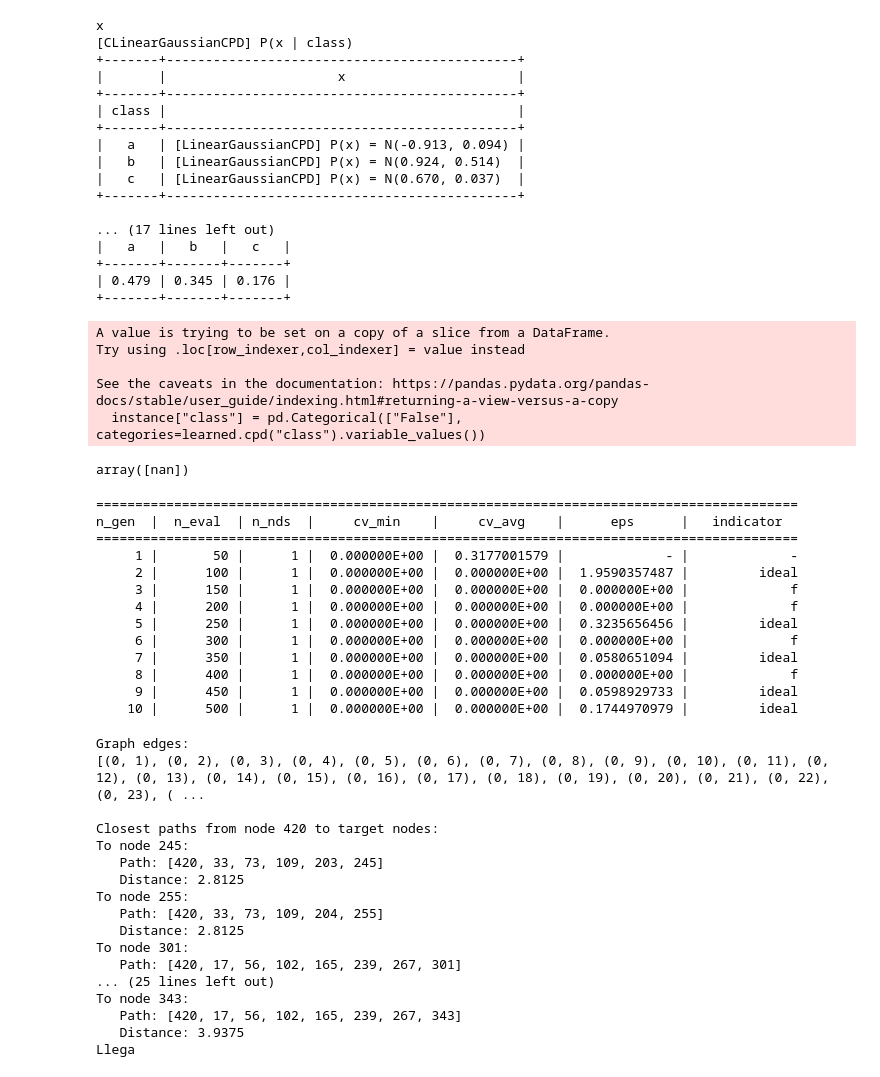
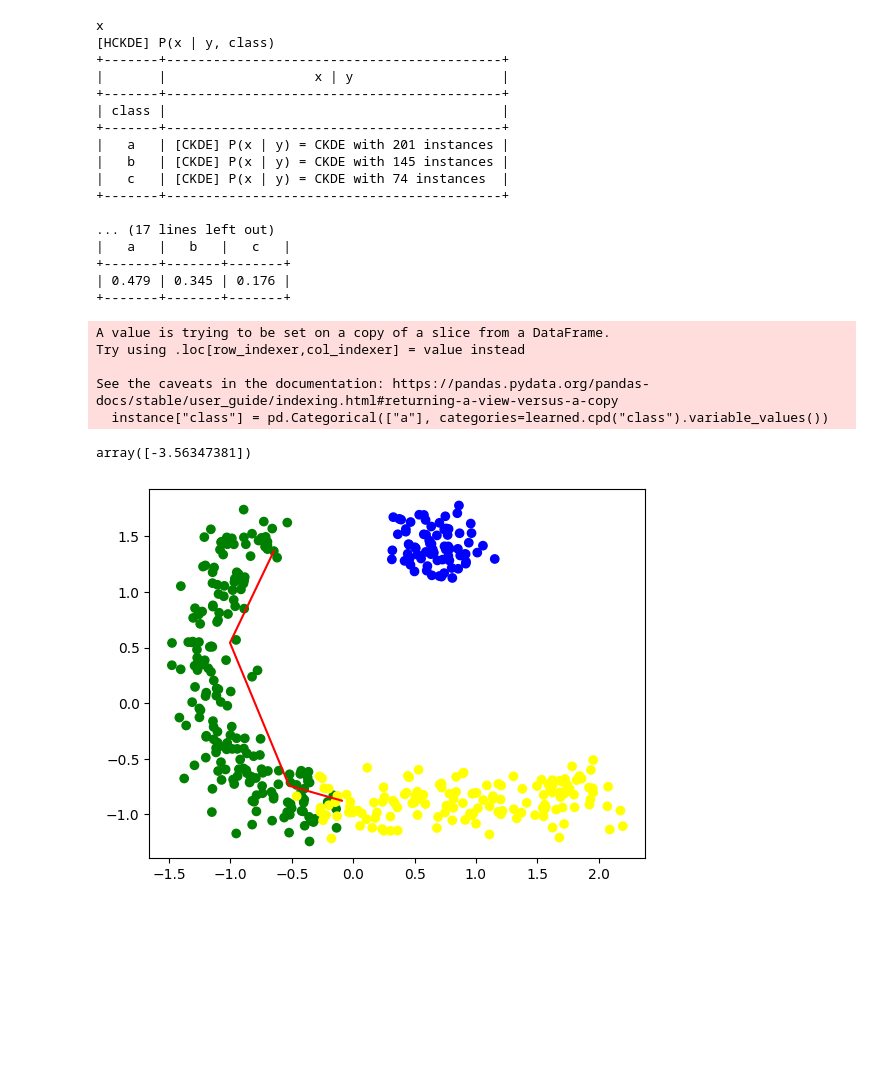
Before and after one commit to Enrique-Val/Bayes-ACE, a Jupyter notebook: opt_testing.ipynb, the cells around one changed output. Cells and saved outputs as stored; diff of their text form; code cells hidden in the pictures; blank space fills up the shorter version.

```diff
--- a/opt_testing.ipynb
+++ b/opt_testing.ipynb
@@ -49,19 +53,19 @@ predict_class(df, learned_kde)
 # %%
 for i in learned.nodes() :
     print(i)
-    print(learned.cpd(i))
+    print(learned_kde.cpd(i))
 # %% [output]
 x
-[CLinearGaussianCPD] P(x | class)
-+-------+---------------------------------------------+
-|       |                      x                      |
-+-------+---------------------------------------------+
-| class |                                             |
-+-------+---------------------------------------------+
-|   a   | [LinearGaussianCPD] P(x) = N(-0.913, 0.094) |
-|   b   | [LinearGaussianCPD] P(x) = N(0.924, 0.514)  |
-|   c   | [LinearGaussianCPD] P(x) = N(0.670, 0.037)  |
-+-------+---------------------------------------------+
+[HCKDE] P(x | y, class)
++-------+-------------------------------------------+
+|       |                   x | y                   |
++-------+-------------------------------------------+
+| class |                                           |
++-------+-------------------------------------------+
+|   a   | [CKDE] P(x | y) = CKDE with 201 instances |
+|   b   | [CKDE] P(x | y) = CKDE with 145 instances |
+|   c   | [CKDE] P(x | y) = CKDE with 74 instances  |
++-------+-------------------------------------------+
 
 ... (17 lines left out)
 |   a   |   b   |   c   |
@@ -70,31 +74,18 @@ x
 +-------+-------+-------+
 # %%
 instance = df.iloc[[0]]
-instance["class"] = pd.Categorical(["False"], categories=learned.cpd("class").variable_values())
-math.e ** learned.logl(instance)
+instance["class"] = pd.Categorical(["a"], categories=learned.cpd("class").variable_values())
+log_likelihood(instance,learned)
 # %% [output]
 A value is trying to be set on a copy of a slice from a DataFrame.
 Try using .loc[row_indexer,col_indexer] = value instead
 
 See the caveats in the documentation: https://pandas.pydata.org/pandas-docs/stable/user_guide/indexing.html#returning-a-view-versus-a-copy
-  instance["class"] = pd.Categorical(["False"], categories=learned.cpd("class").variable_values())
+  instance["class"] = pd.Categorical(["a"], categories=learned.cpd("class").variable_values())
-array([nan])
+array([-3.56347381])
 # %%
-n_vertex = 0
+n_vertex = 2
 x_og = df.iloc[[0]]
-bayesace = BayesACE(bayesian_network=learned_kde, features= df.columns[:-1], n_vertex=n_vertex, chunks = 100, penalty=1, pop_size=50, likelihood_threshold=0.0, accuracy_threshold= 0.5, generations=10)
+bayesace = BayesACE(bayesian_network=learned, features= df.columns[:-1], n_vertex=n_vertex, chunks = 10, penalty=1, pop_size=100, likelihood_threshold=0.01, accuracy_threshold= 0.05, generations=20, verbose=False)
 res = bayesace.run(x_og)
+res_b = res
-# %% [output]
-==========================================================================================
-n_gen  |  n_eval  | n_nds  |     cv_min    |     cv_avg    |      eps      |   indicator
-==========================================================================================
-     1 |       50 |      1 |  0.000000E+00 |  0.3177001579 |             - |             -
-     2 |      100 |      1 |  0.000000E+00 |  0.000000E+00 |  1.9590357487 |         ideal
-     3 |      150 |      1 |  0.000000E+00 |  0.000000E+00 |  0.000000E+00 |             f
-     4 |      200 |      1 |  0.000000E+00 |  0.000000E+00 |  0.000000E+00 |             f
-     5 |      250 |      1 |  0.000000E+00 |  0.000000E+00 |  0.3235656456 |         ideal
-     6 |      300 |      1 |  0.000000E+00 |  0.000000E+00 |  0.000000E+00 |             f
-     7 |      350 |      1 |  0.000000E+00 |  0.000000E+00 |  0.0580651094 |         ideal
-     8 |      400 |      1 |  0.000000E+00 |  0.000000E+00 |  0.000000E+00 |             f
-     9 |      450 |      1 |  0.000000E+00 |  0.000000E+00 |  0.0598929733 |         ideal
-    10 |      500 |      1 |  0.000000E+00 |  0.000000E+00 |  0.1744970979 |         ideal
@@ -105,37 +92,21 @@ df.iloc[0]
 # %%
 x_1 = x_og.drop("class",axis = 1)
-df_vertex = res.path
+df_vertex = res_b.path
 to_plot = df.drop("class", axis = 1)
 colours = df["class"].to_numpy()
 colours[colours == "a"] = "green"
 colours[colours == "b"] = "yellow"
 colours[colours == "c"] = "blue"
 plt.scatter(to_plot["x"],to_plot["y"], color = colours)
 plt.plot(df_vertex.x,df_vertex.y,color = "red")
-plt.show()
+#plt.show()
+plt.savefig("bace.png")
+# %% [output]
+[figure, added]
 # %%
-n_vertex = 1
 x_og = df.iloc[[0]]
-face = FACE(bayesian_network=learned_kde, features= df.columns[:-1], dataset=df.drop("class", axis = 1), graph_type = "epsilon", chunks = 10, penalty=1, distance_threshold=0.75, accuracy_threshold= 0.05,  likelihood_threshold=0.35, verbose = True)
+face = FACE(bayesian_network=learned, features= df.columns[:-1], dataset=df.drop("class", axis = 1), graph_type = "epsilon", chunks = 10, penalty=1, distance_threshold=0.75, accuracy_threshold= 0.05,  likelihood_threshold=0.35, verbose = False)
 res = face.run(x_og)
-# %% [output]
-Graph edges:
-[(0, 1), (0, 2), (0, 3), (0, 4), (0, 5), (0, 6), (0, 7), (0, 8), (0, 9), (0, 10), (0, 11), (0, 12), (0, 13), (0, 14), (0, 15), (0, 16), (0, 17), (0, 18), (0, 19), (0, 20), (0, 21), (0, 22), (0, 23), ( ...
-
-Closest paths from node 420 to target nodes:
-To node 245:
-   Path: [420, 33, 73, 109, 203, 245]
-   Distance: 2.8125
-To node 255:
-   Path: [420, 33, 73, 109, 204, 255]
-   Distance: 2.8125
-To node 301:
-   Path: [420, 17, 56, 102, 165, 239, 267, 301]
-... (25 lines left out)
-To node 343:
-   Path: [420, 17, 56, 102, 165, 239, 267, 343]
-   Distance: 3.9375
-Llega
 # %%
 x_1 = x_og.drop("class",axis = 1)
 df_vertex = res.path
```
Also changed, not shown: parts of 8 cells of this notebook, 45 other files.
